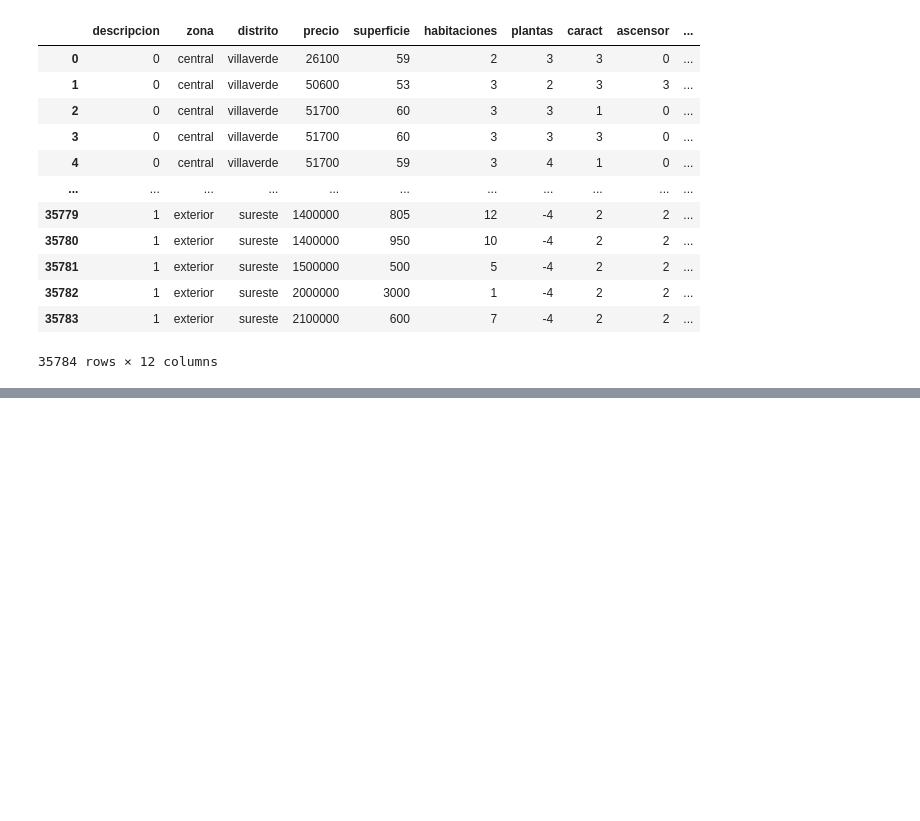
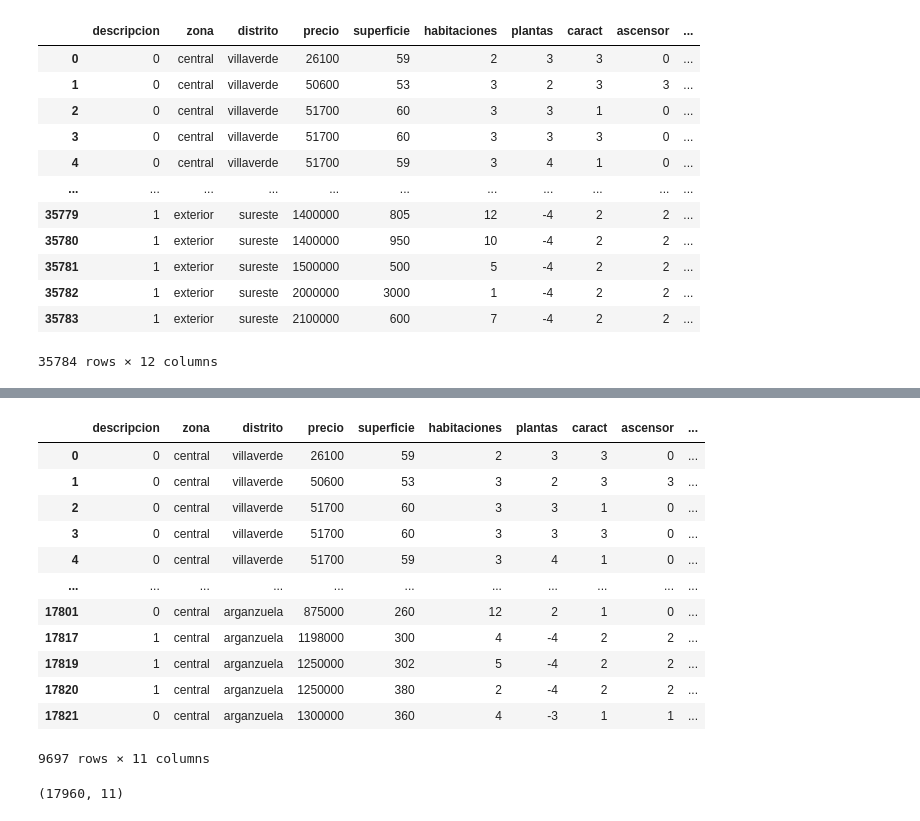
Before and after one commit to Gbau11/Analisis-de-la-vivienda-Idealista, a Jupyter notebook: jupyter/analisis_exploratorio/analisis_explo.ipynb, the cells around one changed output, grey strips where cells are left out. Saved outputs shown, nothing was run; the diff lists cells and outputs as text; code cells hidden in the pictures; blank space fills up the shorter version.

```diff
--- a/jupyter/analisis_exploratorio/analisis_explo.ipynb
+++ b/jupyter/analisis_exploratorio/analisis_explo.ipynb
@@ -927,0 +755,20 @@ Name: precio, dtype: float64
+# %%
+mad_int[mad_int['€/m2']<mad_int['distrito_€/m2']]
+# %% [output]
+|  | descripcion | zona | distrito | precio | superficie | habitaciones | plantas | caract | ascensor | ... |
+| 0 | 0 | central | villaverde | 26100 | 59 | 2 | 3 | 3 | 0 | ... |
+| 1 | 0 | central | villaverde | 50600 | 53 | 3 | 2 | 3 | 3 | ... |
+| 2 | 0 | central | villaverde | 51700 | 60 | 3 | 3 | 1 | 0 | ... |
+| 3 | 0 | central | villaverde | 51700 | 60 | 3 | 3 | 3 | 0 | ... |
+| 4 | 0 | central | villaverde | 51700 | 59 | 3 | 4 | 1 | 0 | ... |
+| ... | ... | ... | ... | ... | ... | ... | ... | ... | ... | ... |
+| 17801 | 0 | central | arganzuela | 875000 | 260 | 12 | 2 | 1 | 0 | ... |
+| 17817 | 1 | central | arganzuela | 1198000 | 300 | 4 | -4 | 2 | 2 | ... |
+| 17819 | 1 | central | arganzuela | 1250000 | 302 | 5 | -4 | 2 | 2 | ... |
+| 17820 | 1 | central | arganzuela | 1250000 | 380 | 2 | -4 | 2 | 2 | ... |
+| 17821 | 0 | central | arganzuela | 1300000 | 360 | 4 | -3 | 1 | 1 | ... |
+9697 rows × 11 columns
+# %%
+mad_ext.shape
+# %% [output]
+(17960, 11)
```
Also changed, not shown: parts of 37 cells of this notebook, 3 other files.
